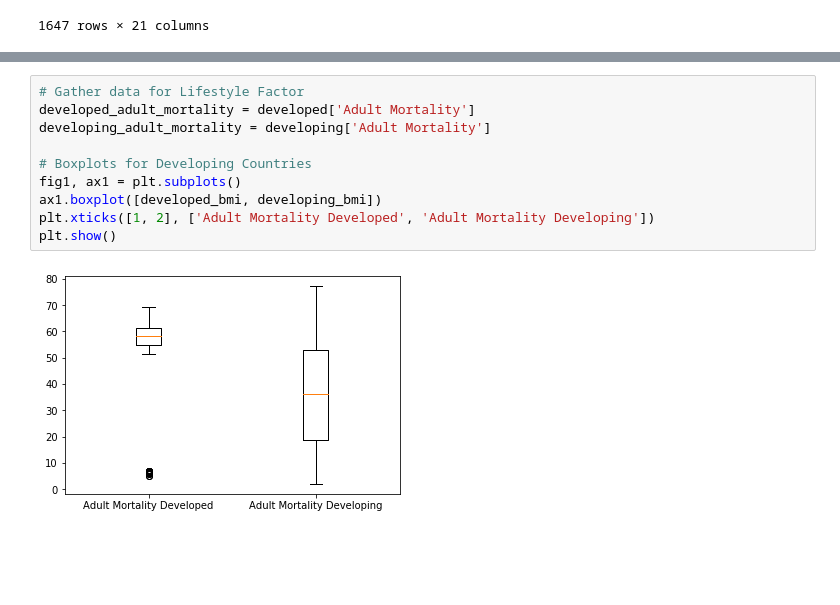
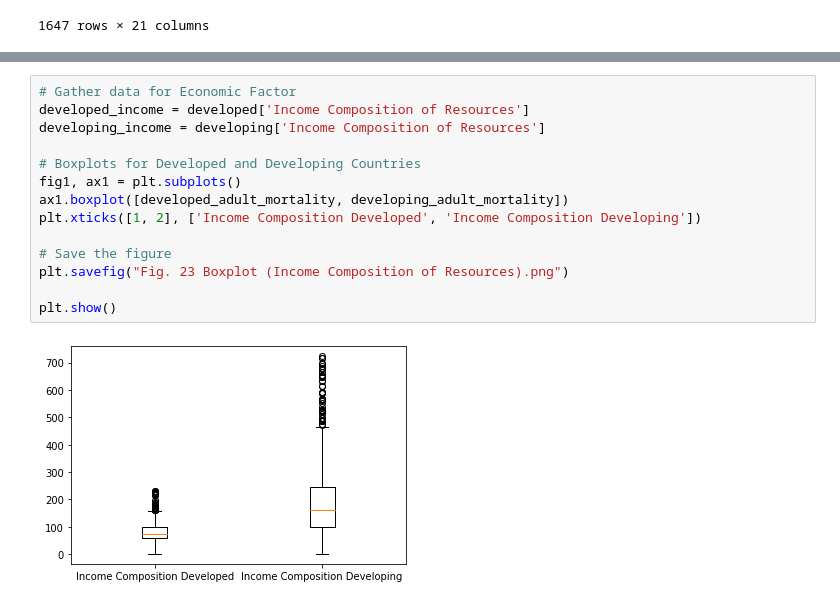
Before and after one commit to DarleneKo/life-expectancy-rates, a Jupyter notebook: master_data_cleaning_exploration.ipynb, the cells around one changed output, grey strips where cells are left out. Saved outputs shown, nothing was run; the diff lists cells and outputs as text; blank space fills up the shorter version.

```diff
--- a/master_data_cleaning_exploration.ipynb
+++ b/master_data_cleaning_exploration.ipynb
@@ -958,12 +974,16 @@ plt.show()
 # %%
-# Gather data for Lifestyle Factor
-developed_adult_mortality = developed['Adult Mortality']
-developing_adult_mortality = developing['Adult Mortality']
+# Gather data for Economic Factor
+developed_income = developed['Income Composition of Resources']
+developing_income = developing['Income Composition of Resources']
 
-# Boxplots for Developing Countries
+# Boxplots for Developed and Developing Countries
 fig1, ax1 = plt.subplots()
-ax1.boxplot([developed_bmi, developing_bmi])
-plt.xticks([1, 2], ['Adult Mortality Developed', 'Adult Mortality Developing'])
+ax1.boxplot([developed_adult_mortality, developing_adult_mortality])
+plt.xticks([1, 2], ['Income Composition Developed', 'Income Composition Developing'])
+
+# Save the figure
+plt.savefig("Fig. 23 Boxplot (Income Composition of Resources).png")
+
 plt.show()
 # %% [output]
-[figure, old version]
+[figure, new version]
```
Also changed, not shown: parts of 6 cells of this notebook, 5 other files.
